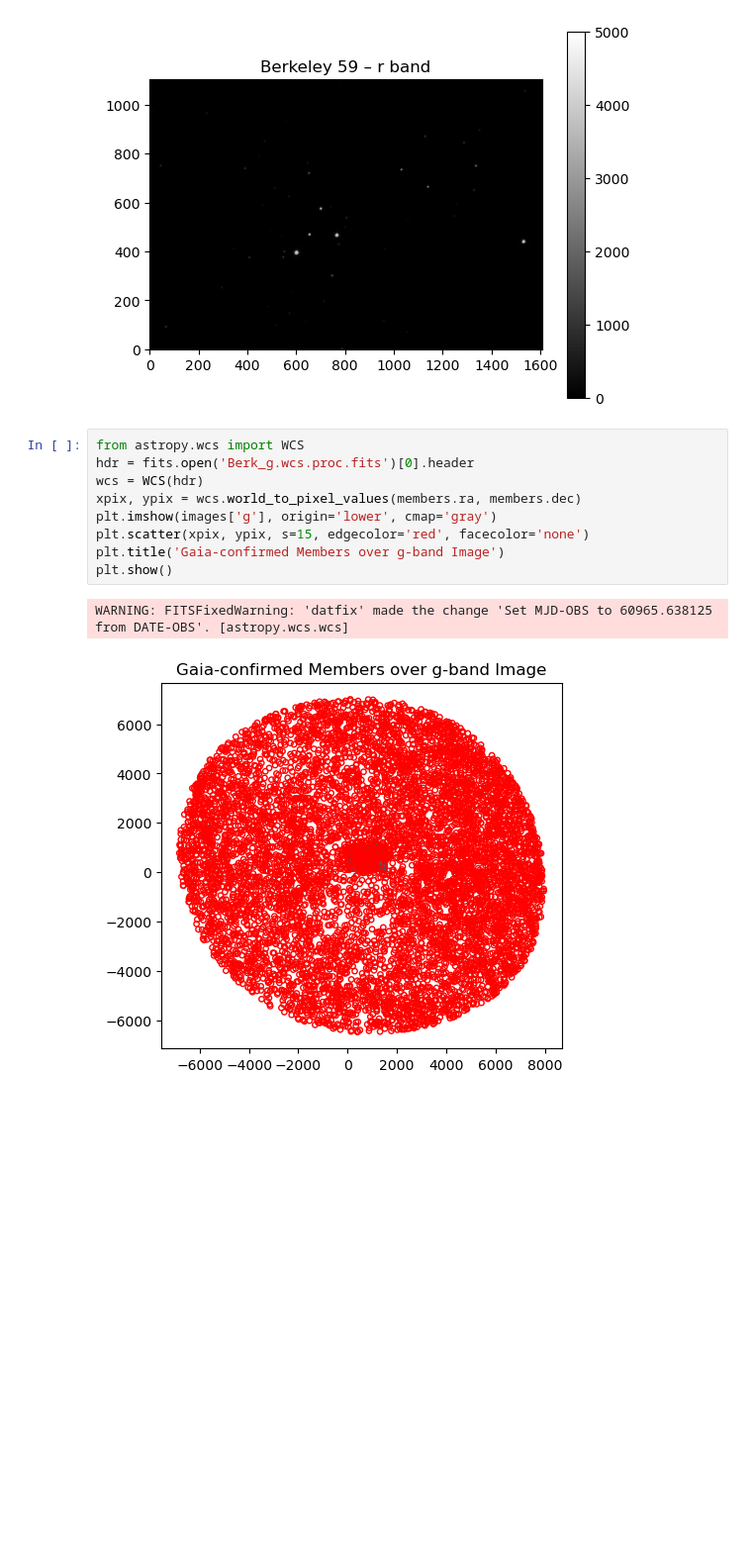
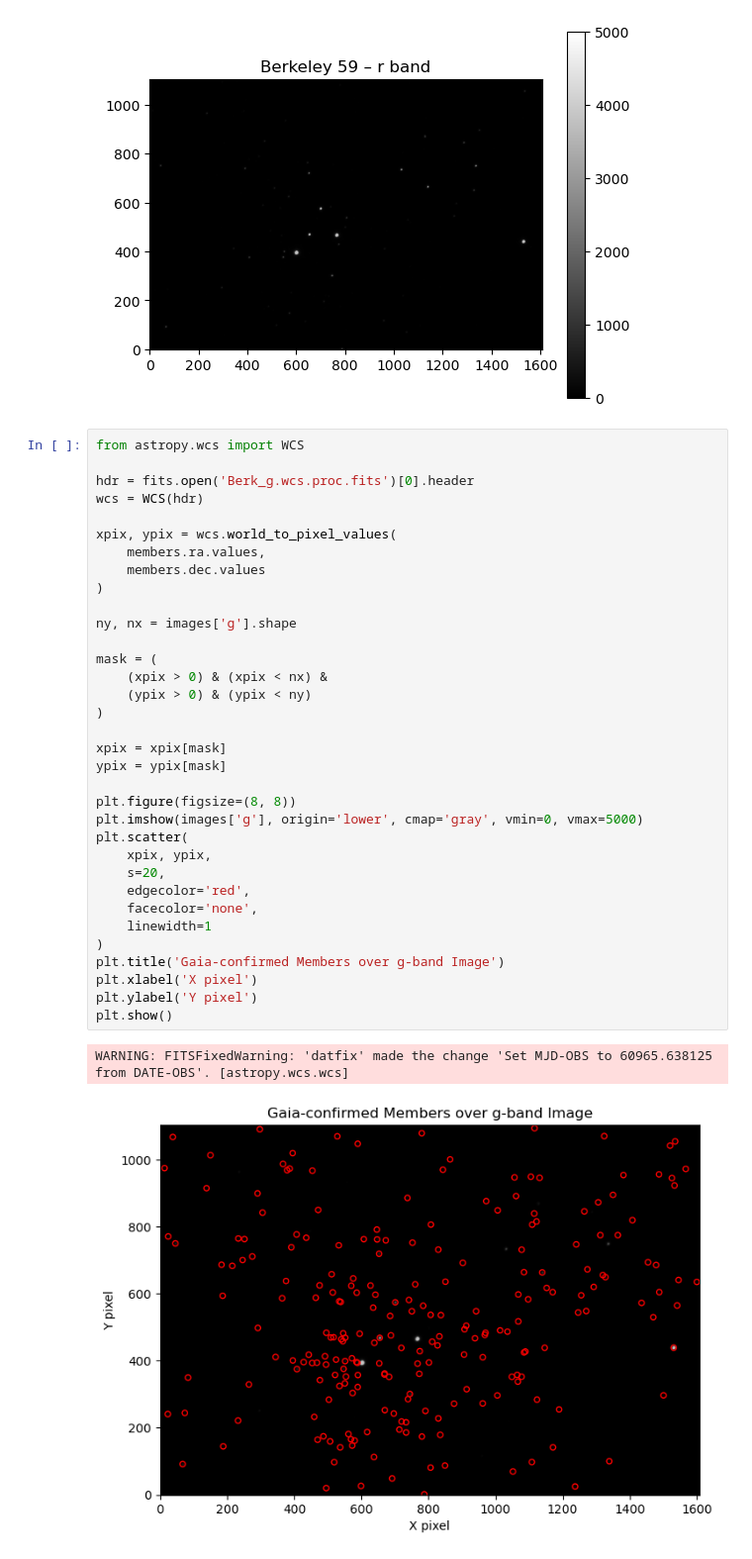
Before and after one commit to real-Ni/kcap-25-openclusteranalysis, a Jupyter notebook: Week 2/week2_gaia.ipynb, the cells around one changed output. Shown: that part at 99% size. Saved outputs shown, nothing was run; the diff lists cells and outputs as text; blank space fills up the shorter version.

```diff
--- a/Week 2/week2_gaia.ipynb
+++ b/Week 2/week2_gaia.ipynb
@@ -124,13 +125,38 @@ plt.show()
 [figure]
 # %%
 from astropy.wcs import WCS
+
 hdr = fits.open('Berk_g.wcs.proc.fits')[0].header
 wcs = WCS(hdr)
-xpix, ypix = wcs.world_to_pixel_values(members.ra, members.dec)
-plt.imshow(images['g'], origin='lower', cmap='gray')
-plt.scatter(xpix, ypix, s=15, edgecolor='red', facecolor='none')
+
+xpix, ypix = wcs.world_to_pixel_values(
+    members.ra.values,
+    members.dec.values
+)
+
+ny, nx = images['g'].shape
+
+mask = (
+    (xpix > 0) & (xpix < nx) &
+    (ypix > 0) & (ypix < ny)
+)
+
+xpix = xpix[mask]
+ypix = ypix[mask]
+
+plt.figure(figsize=(8, 8))
+plt.imshow(images['g'], origin='lower', cmap='gray', vmin=0, vmax=5000)
+plt.scatter(
+    xpix, ypix,
+    s=20,
+    edgecolor='red',
+    facecolor='none',
+    linewidth=1
+)
 plt.title('Gaia-confirmed Members over g-band Image')
+plt.xlabel('X pixel')
+plt.ylabel('Y pixel')
 plt.show()
 # %% [output]
 WARNING: FITSFixedWarning: 'datfix' made the change 'Set MJD-OBS to 60965.638125 from DATE-OBS'. [astropy.wcs.wcs]
-[figure, old version]
+[figure, new version]
```
Also changed, not shown: parts of 4 cells of this notebook, 1 other file.
